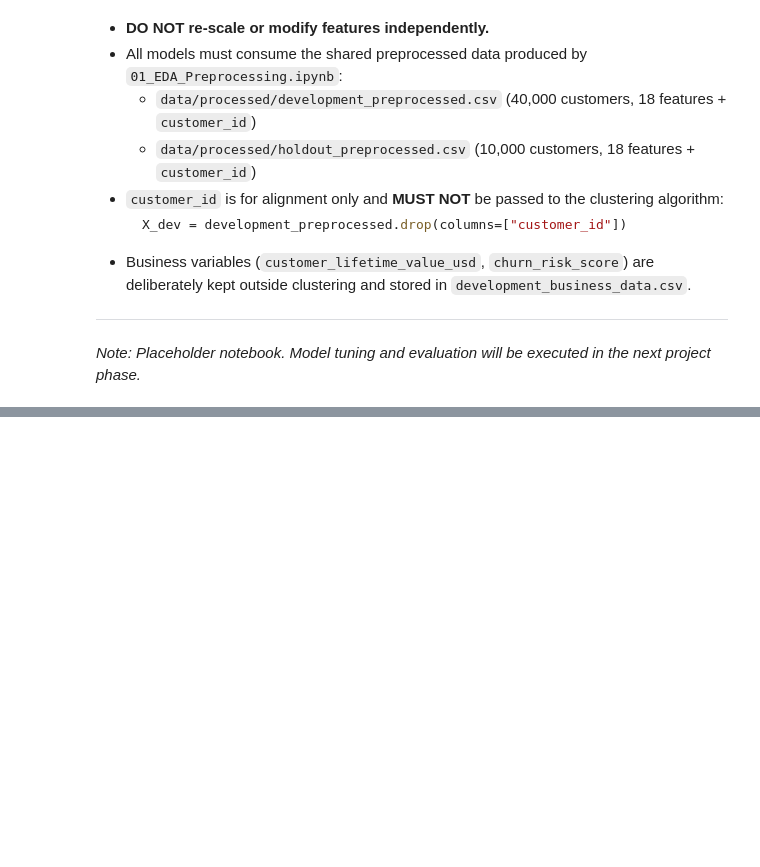
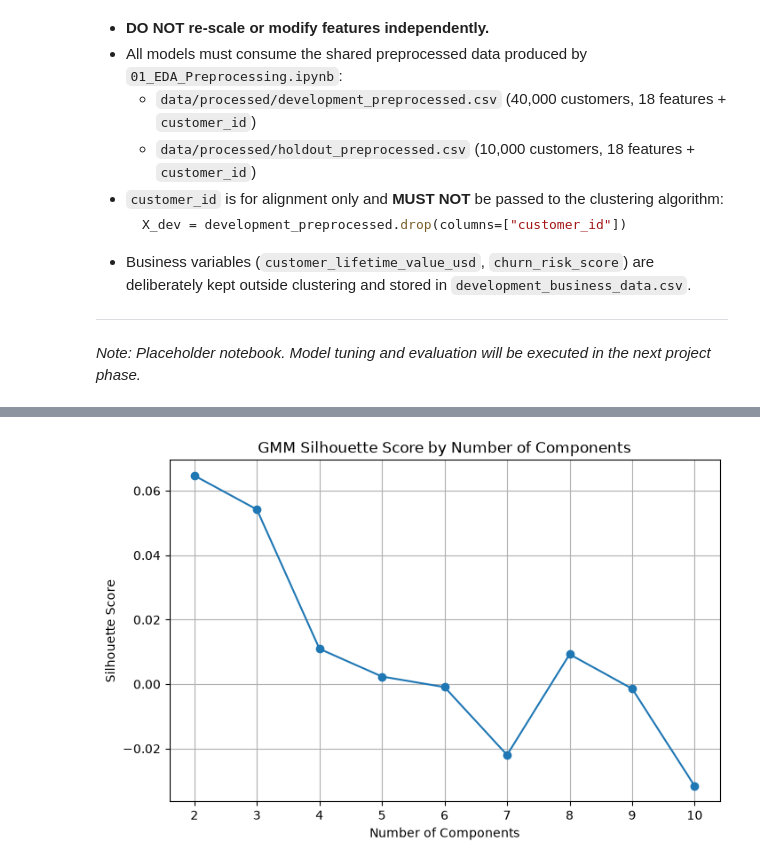
Before and after one commit to ashi00112/soft-ecommerce-customer-segmentation, a Jupyter notebook: notebooks/03_GMM.ipynb, the cells around one changed output, grey strips where cells are left out. Drawn from its saved outputs; the diff is of its cells as text; code cells hidden in the pictures; blank space fills up the shorter version.

Commit message:
Implement and evaluate GMM customer segmentation model

```diff
--- a/notebooks/03_GMM.ipynb
+++ b/notebooks/03_GMM.ipynb
@@ -44,0 +292,8 @@ print("Processed data dir:", PROCESSED_DATA_DIR)
+# %%
+development_preprocessed = pd.read_csv(development_preprocessed_path)
+development_business = pd.read_csv(development_business_path)
+development_profiling = pd.read_csv(development_profiling_path)
+
+print("Development preprocessed shape:", development_preprocessed.shape)
+
+display(development_preprocessed.head())
@@ -44,0 +308,11 @@ print("Processed data dir:", PROCESSED_DATA_DIR)
+# %%
+customer_ids = development_preprocessed["customer_id"].copy()
+
+X_dev = development_preprocessed.drop(columns=["customer_id"])
+
+print("Final GMM input shape:", X_dev.shape)
+
+print("\nFeatures used:")
+print(X_dev.columns.tolist())
+
+display(X_dev.head())
@@ -44,0 +382,10 @@ print("Processed data dir:", PROCESSED_DATA_DIR)
+# %%
+baseline_gmm = GaussianMixture(
+    n_components=3,
+    covariance_type="full",
+    random_state=RANDOM_STATE
+)
+
+baseline_gmm.fit(X_dev)
+
+print("Baseline GMM trained successfully.")
@@ -44,0 +537,17 @@ print("Processed data dir:", PROCESSED_DATA_DIR)
+# %%
+plt.figure(figsize=(8, 5))
+
+plt.plot(
+    gmm_cluster_results_df["n_components"],
+    gmm_cluster_results_df["silhouette_score"],
+    marker="o"
+)
+
+plt.xlabel("Number of Components")
+plt.ylabel("Silhouette Score")
+plt.title("GMM Silhouette Score by Number of Components")
+
+plt.grid()
+plt.show()
+# %% [output]
+[figure, added]
```
Also changed, not shown: parts of 72 cells of this notebook, 3 other files.
